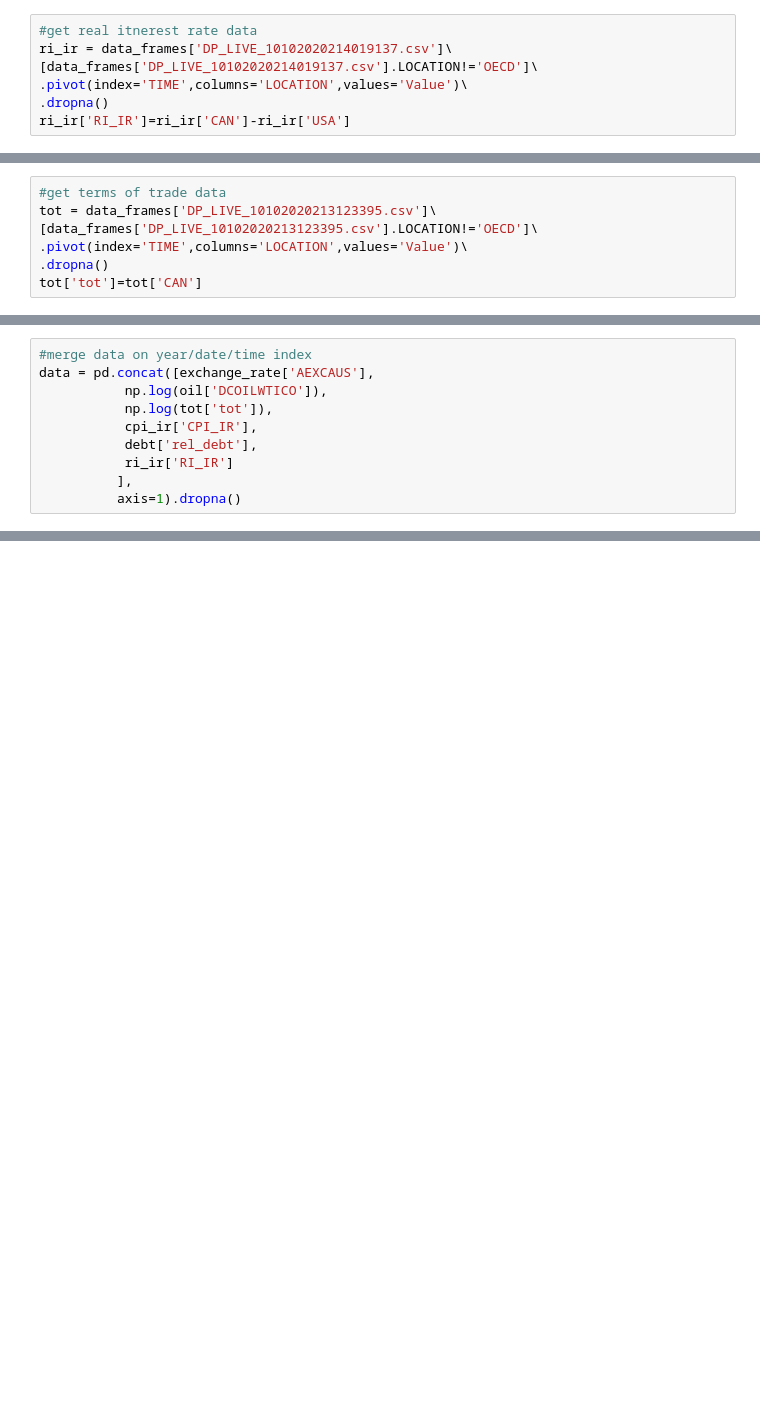
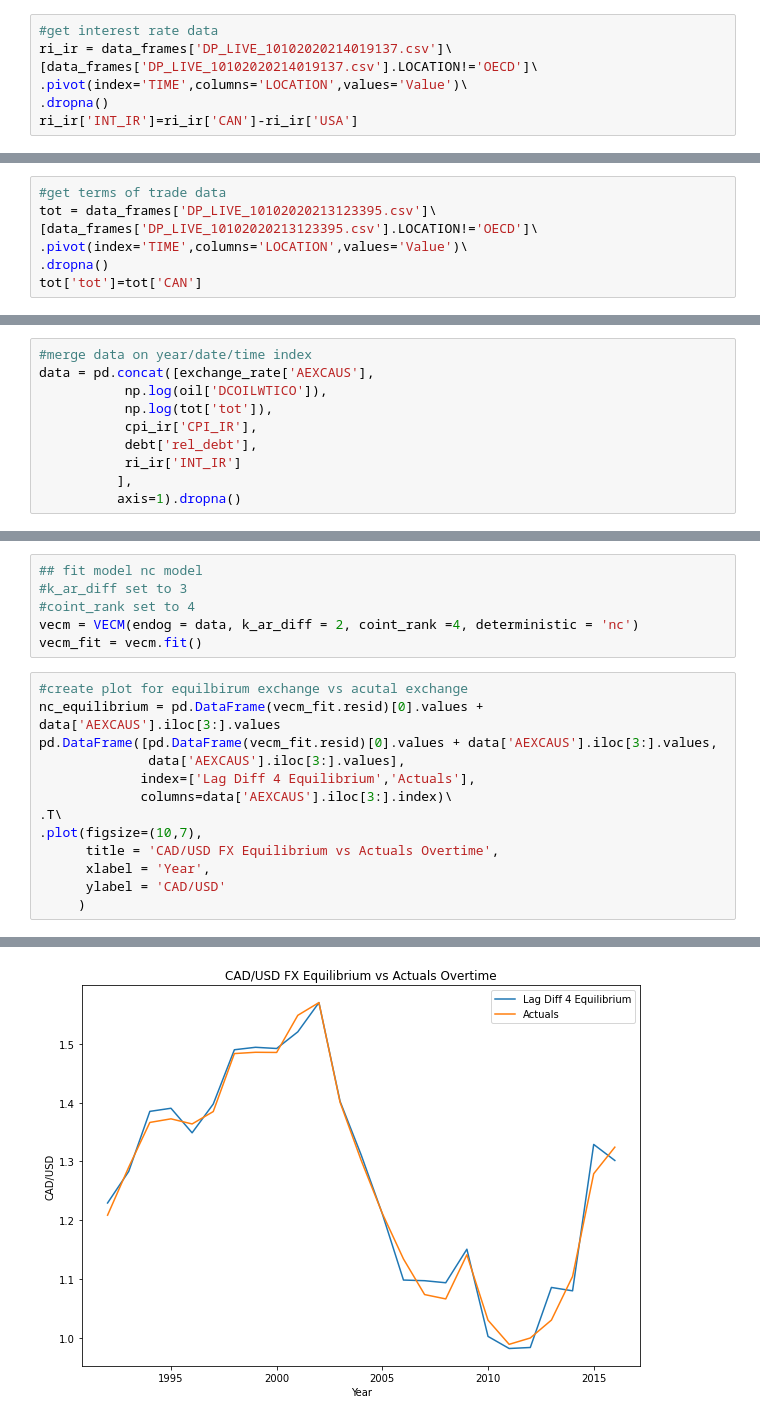
Before and after one commit to peparhugo/Econometrics_group_project, a Jupyter notebook: submission_2/multivariate_analysis/multivariate_analysis.ipynb, the cells around one changed output, grey strips where cells are left out. Cells and saved outputs as stored; diff of their text form; blank space fills up the shorter version.

```diff
--- a/submission_2/multivariate_analysis/multivariate_analysis.ipynb
+++ b/submission_2/multivariate_analysis/multivariate_analysis.ipynb
@@ -62,7 +36,7 @@ dtype: float64
 # %%
-#get real itnerest rate data
+#get interest rate data
 ri_ir = data_frames['DP_LIVE_10102020214019137.csv']\
 [data_frames['DP_LIVE_10102020214019137.csv'].LOCATION!='OECD']\
 .pivot(index='TIME',columns='LOCATION',values='Value')\
 .dropna()
-ri_ir['RI_IR']=ri_ir['CAN']-ri_ir['USA']
+ri_ir['INT_IR']=ri_ir['CAN']-ri_ir['USA']
@@ -155,6 +67,6 @@ data = pd.concat([exchange_rate['AEXCAUS'],
            np.log(tot['tot']),
            cpi_ir['CPI_IR'],
            debt['rel_debt'],
-           ri_ir['RI_IR']
+           ri_ir['INT_IR']
           ],
           axis=1).dropna()
@@ -227,0 +132,20 @@ data
+# %%
+## fit model nc model
+#k_ar_diff set to 3
+#coint_rank set to 4
+vecm = VECM(endog = data, k_ar_diff = 2, coint_rank =4, deterministic = 'nc')
+vecm_fit = vecm.fit()
+# %%
+#create plot for equilbirum exchange vs acutal exchange
+nc_equilibrium = pd.DataFrame(vecm_fit.resid)[0].values + data['AEXCAUS'].iloc[3:].values
+pd.DataFrame([pd.DataFrame(vecm_fit.resid)[0].values + data['AEXCAUS'].iloc[3:].values,
+              data['AEXCAUS'].iloc[3:].values],
+             index=['Lag Diff 4 Equilibrium','Actuals'],
+             columns=data['AEXCAUS'].iloc[3:].index)\
+.T\
+.plot(figsize=(10,7),
+      title = 'CAD/USD FX Equilibrium vs Actuals Overtime',
+      xlabel = 'Year',
+      ylabel = 'CAD/USD'
+     )
+# %% [output]
@@ -227,0 +153 @@ data
+[figure, added]
```
Also changed, not shown: parts of 20 cells of this notebook, 2 other files.
